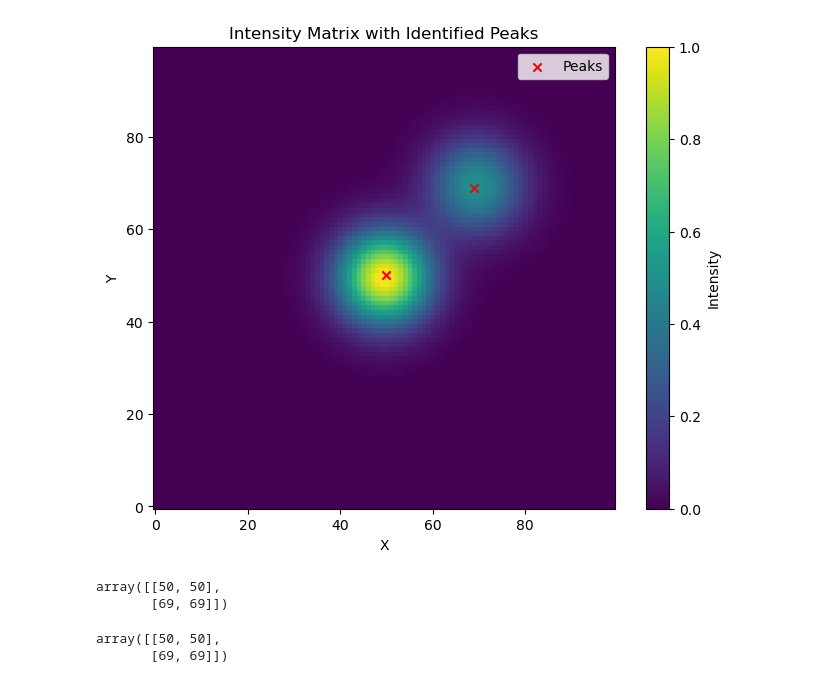
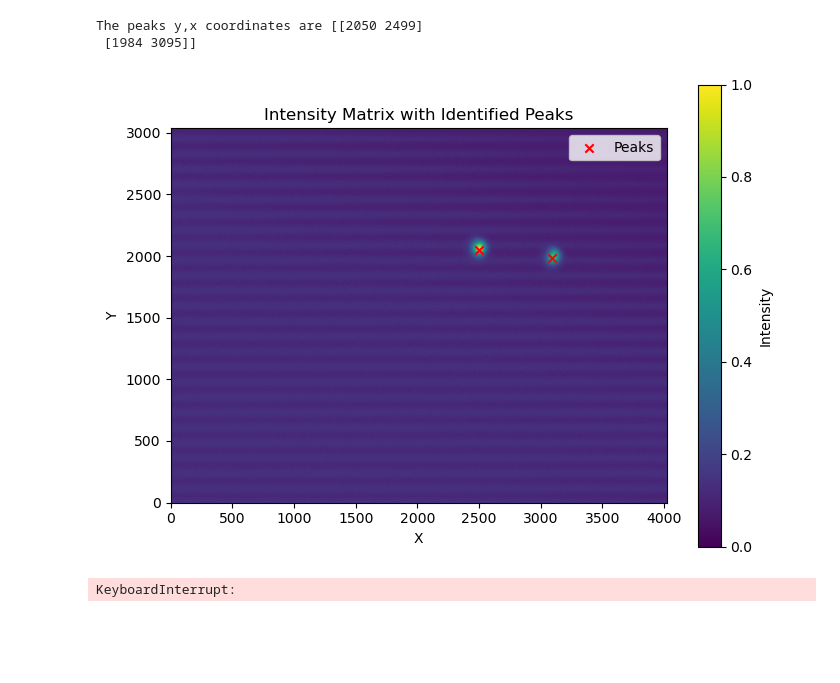
Before and after one commit to Z3phyr7/slmsuite, a Jupyter notebook: spot_drift.ipynb, the cells around one changed output. Drawn from its saved outputs; the diff is of its cells as text; code cells hidden in the pictures; blank space fills up the shorter version.

```diff
--- a/spot_drift.ipynb
+++ b/spot_drift.ipynb
@@ -4,0 +7,18 @@ from sub_funcs import *
+# %%
+AlliedVision.info(verbose=True)
+cam = AlliedVision(serial="0441G", verbose=True)
+
+t_exp_s = 8e-3
+cam.set_exposure(t_exp_s)
+
+# ROI = [1035,100,1443,100]                                           #ROI = [x, width, y, height]
+
+im = cam.get_image()
+# imc = crop(im, ROI)
+
+plt.imshow(im)
+
+print('Image shape:', cam.default_shape)
+print('Exposure time:', np.round(t_exp_s*1e6,0),'us')
+print('Beam coordinates:', np.unravel_index(np.argmax(im, axis=None), im.shape))
+print('Max intensity:', np.max(im))
@@ -5,34 +60,37 @@ from sub_funcs import *
 # %%
 # Generate example intensity matrix with two Gaussian spots
 # Replace this with your actual intensity matrix
-x, y = np.meshgrid(np.linspace(-5, 5, 100), np.linspace(-5, 5, 100))
-intensity_matrix = 2*np.exp(-x**2 - y**2) + 1*np.exp(-(x-2)**2 - (y-2)**2)
+# x, y = np.meshgrid(np.linspace(-5, 5, 100), np.linspace(-5, 5, 100))
+# intensity_matrix = 2*np.exp(-x**2 - y**2) + 1*np.exp(-(x-2)**2 - (y-2)**2)
 
-peaks = peak_detection(intensity_matrix, threshold_abs= 0.9)
-x_coords, y_coords = zip(*peaks)
+intensity_matrix = im
 
+peaks = peak_detection(intensity_matrix, min_distance= 500, threshold_abs= 0)
+y_coords, x_coords = zip(*peaks)
+gaussian_params = fit_gaussian_2d(intensity_matrix, peaks_coords=peaks, ROI_radius=250)
+write_gaussian_params_to_file(gaussian_params = gaussian_params, peaks=peaks, filename='matching_test.txt')
+
+print("The peaks y,x coordinates are {}".format(peaks))
 # Plot the intensity matrix with identified peaks
 plt.figure(figsize=(8, 6))
 plt.imshow(intensity_matrix, cmap='viridis', origin='lower')
 plt.scatter(x_coords,y_coords, color='red', marker='x', label='Peaks')
 plt.colorbar(label='Intensity')
 plt.title('Intensity Matrix with Identified Peaks')
 plt.xlabel('X')
 plt.ylabel('Y')
 plt.legend()
 plt.show()
 # %% [output]
+The peaks y,x coordinates are [[2050 2499]
+ [1984 3095]]
-[figure, old version]
+[figure, new version]
-# %%
-peaks
-# %% [output]
-array([[50, 50],
-       [69, 69]])
 # %%
-gaussian_params = fit_gaussian_2d(intensity_matrix, peaks_coords=peaks, ROI_radius=5)
-write_gaussian_params_to_file(gaussian_params = gaussian_params, peaks=peaks, filename='gaussian_params.txt')
+while(True):
+    intensity_matrix = cam.get_image()
+    peaks = peak_detection(intensity_matrix, min_distance= 500, threshold_abs= 0)
+    gaussian_params = fit_gaussian_2d(intensity_matrix, peaks_coords=peaks, ROI_radius=250)
+    write_gaussian_params_to_file(gaussian_params = gaussian_params, peaks=peaks, filename='gaussian_params_expo_3e-3.txt')
+    time.sleep(180)
+# %% [output]
+KeyboardInterrupt:
-# %%
-peaks
-# %% [output]
-array([[50, 50],
-       [69, 69]])
```
Also changed, not shown: parts of 5 cells of this notebook, 7 other files.
